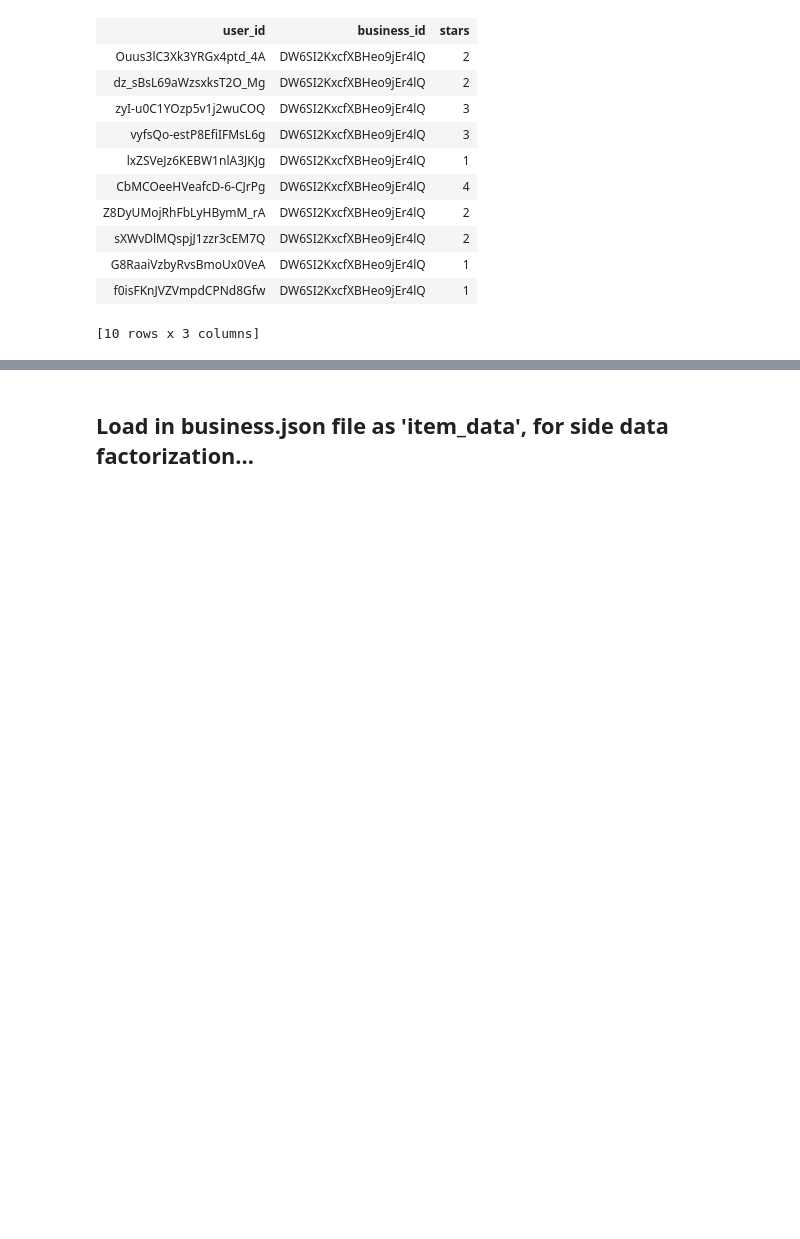
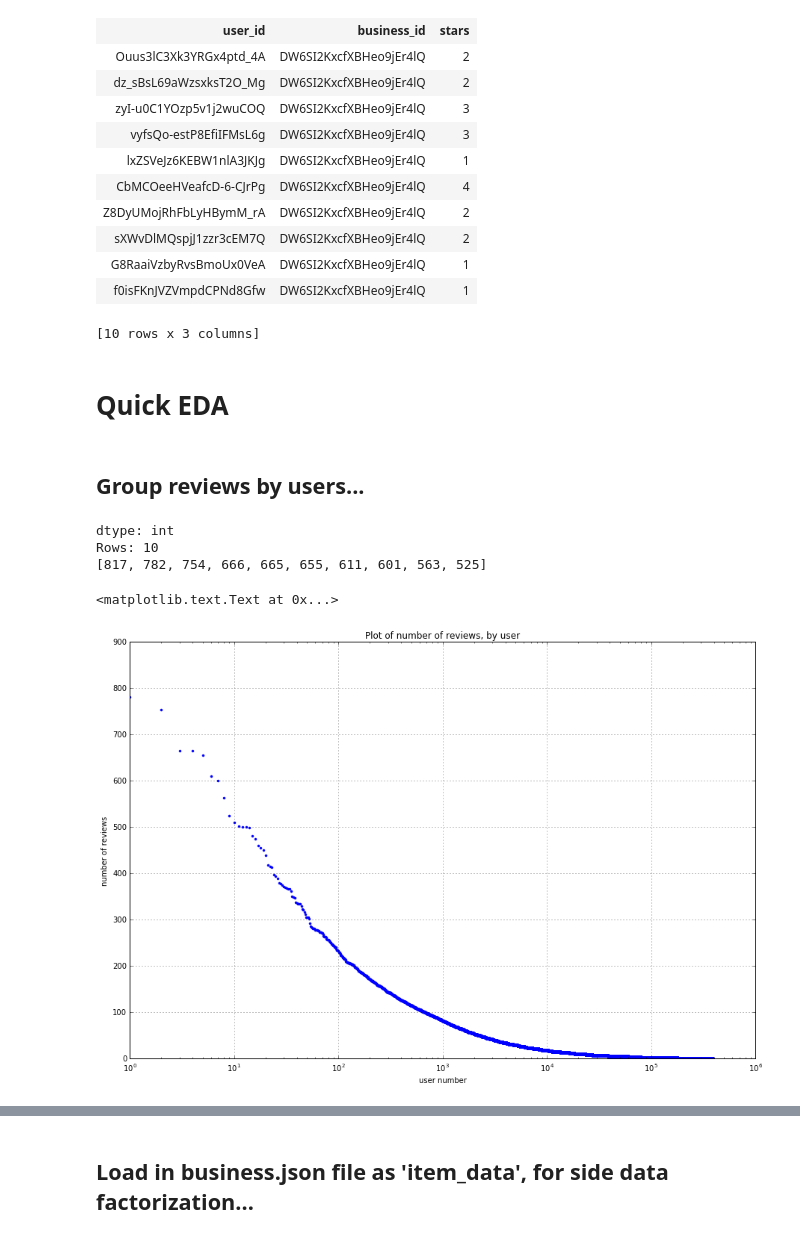
Before and after one commit to AeroGeekDean/traveler_eats_recommender, a Jupyter notebook: graphlab_scratchpad.ipynb, the cells around one changed output, grey strips where cells are left out. Cells and saved outputs as stored; diff of their text form; code cells hidden in the pictures; blank space fills up the shorter version.

```diff
--- a/graphlab_scratchpad.ipynb
+++ b/graphlab_scratchpad.ipynb
@@ -43,6 +53,25 @@ sf_obs.head()
 | G8RaaiVzbyRvsBmoUx0VeA | DW6SI2KxcfXBHeo9jEr4lQ | 1 |
 | f0isFKnJVZVmpdCPNd8Gfw | DW6SI2KxcfXBHeo9jEr4lQ | 1 |
 [10 rows x 3 columns]
+# %% [markdown]
+# Quick EDA
+# %% [markdown]
+## Group reviews by users...
 # %%
 # number of reviews by user (388k distinct users)
-num_review_array = sf_obs.groupby('user_id', [gl.aggregate.COUNT()]).sort('Count', ascending=False)['Count']
+reviews_by_user = sf_obs.groupby('user_id', [gl.aggregate.COUNT()]).sort('Count', ascending=False)['Count']
+reviews_by_user[0:10]
+# %% [output]
+dtype: int
+Rows: 10
+[817, 782, 754, 666, 665, 655, 611, 601, 563, 525]
+# %%
+plt.figure(figsize=(15,10))
+plt.semilogx(reviews_by_user, '.');
+plt.grid()
+plt.xlabel('user number')
+plt.ylabel('number of reviews')
+plt.title('Plot of number of reviews, by user')
+# %% [output]
+<matplotlib.text.Text at 0x...>
+[figure, added]
```
Also changed, not shown: parts of 22 cells of this notebook.
